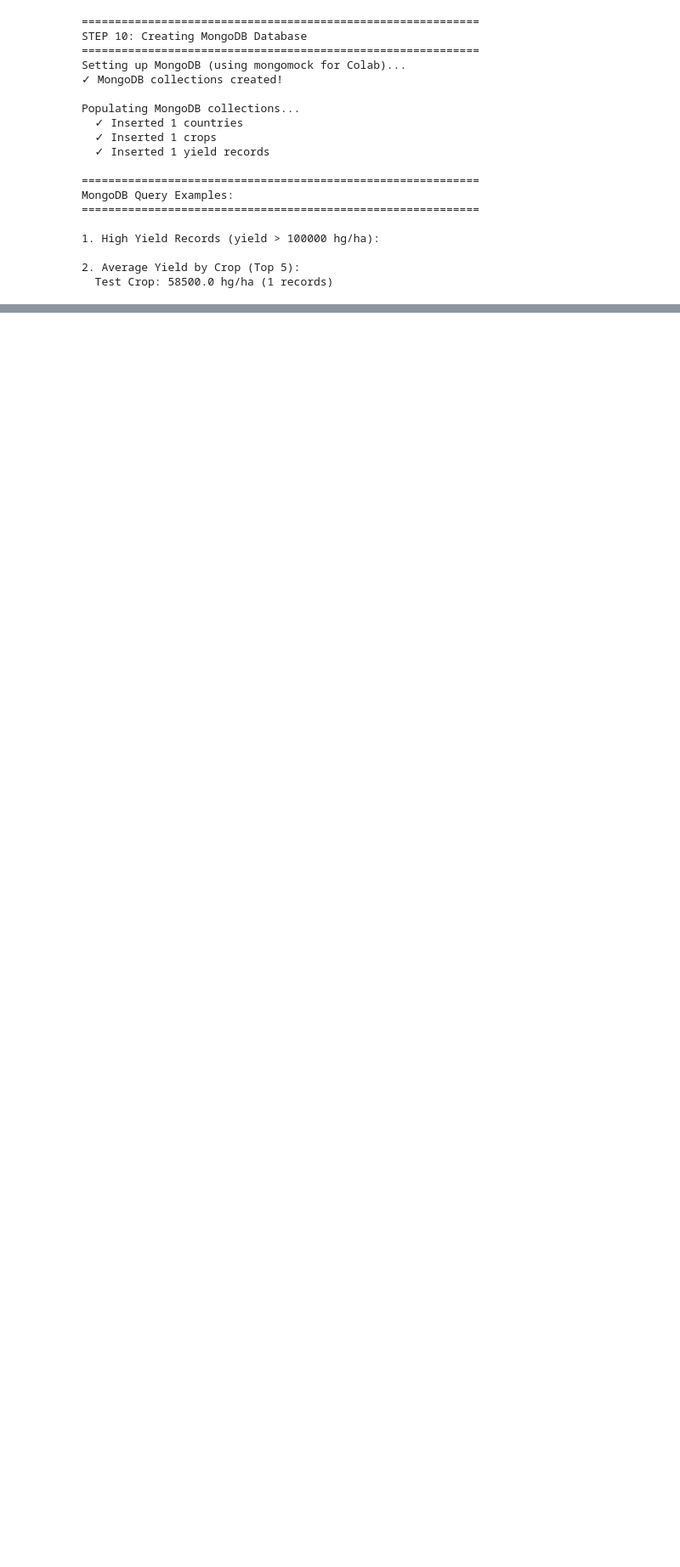
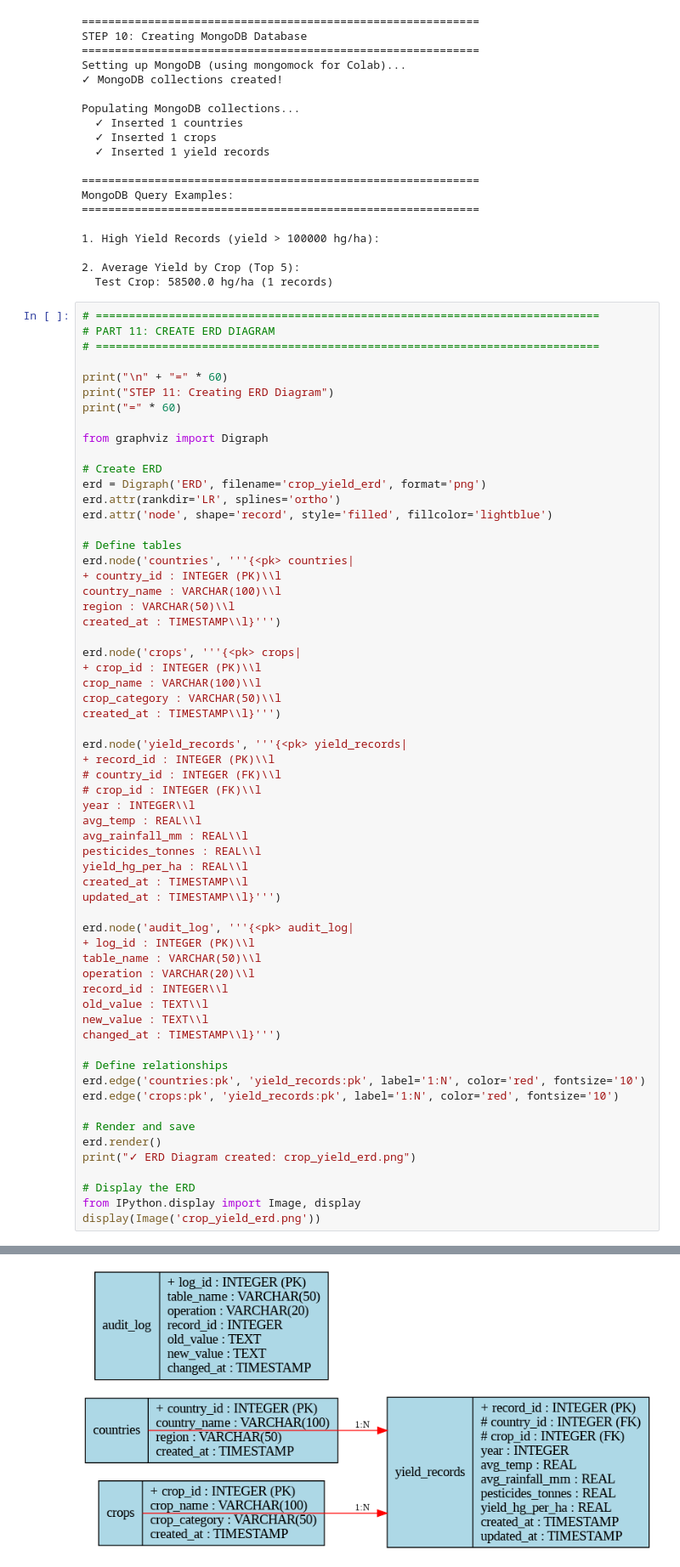
Before and after one commit to Jade-Isimbi/Prediction-Pipeline, a Jupyter notebook: Database_Prediction_Pipeline.ipynb, the cells around one changed output, grey strips where cells are left out. Shown at 85% size. Cells and saved outputs as stored; diff of their text form; blank space fills up the shorter version.

```diff
--- a/Database_Prediction_Pipeline.ipynb
+++ b/Database_Prediction_Pipeline.ipynb
@@ -913,3 +913,65 @@ MongoDB Query Examples:
 
 2. Average Yield by Crop (Top 5):
   Test Crop: 58500.0 hg/ha (1 records)
+# %%
+# ============================================================================
+# PART 11: CREATE ERD DIAGRAM
+# ============================================================================
+
+print("\n" + "=" * 60)
+print("STEP 11: Creating ERD Diagram")
+print("=" * 60)
+
+from graphviz import Digraph
+
+# Create ERD
+erd = Digraph('ERD', filename='crop_yield_erd', format='png')
+erd.attr(rankdir='LR', splines='ortho')
+erd.attr('node', shape='record', style='filled', fillcolor='lightblue')
+
+# Define tables
+erd.node('countries', '''{<pk> countries|
++ country_id : INTEGER (PK)\\l
+country_name : VARCHAR(100)\\l
+region : VARCHAR(50)\\l
+created_at : TIMESTAMP\\l}''')
+
+erd.node('crops', '''{<pk> crops|
++ crop_id : INTEGER (PK)\\l
+crop_name : VARCHAR(100)\\l
+crop_category : VARCHAR(50)\\l
+created_at : TIMESTAMP\\l}''')
+
+erd.node('yield_records', '''{<pk> yield_records|
++ record_id : INTEGER (PK)\\l
+# country_id : INTEGER (FK)\\l
+# crop_id : INTEGER (FK)\\l
+year : INTEGER\\l
+avg_temp : REAL\\l
+avg_rainfall_mm : REAL\\l
+pesticides_tonnes : REAL\\l
+yield_hg_per_ha : REAL\\l
+created_at : TIMESTAMP\\l
+updated_at : TIMESTAMP\\l}''')
+
+erd.node('audit_log', '''{<pk> audit_log|
++ log_id : INTEGER (PK)\\l
+table_name : VARCHAR(50)\\l
+operation : VARCHAR(20)\\l
+record_id : INTEGER\\l
+old_value : TEXT\\l
+new_value : TEXT\\l
+changed_at : TIMESTAMP\\l}''')
+
+# Define relationships
+erd.edge('countries:pk', 'yield_records:pk', label='1:N', color='red', fontsize='10')
+erd.edge('crops:pk', 'yield_records:pk', label='1:N', color='red', fontsize='10')
+
+# Render and save
+erd.render()
+print("✓ ERD Diagram created: crop_yield_erd.png")
+
+# Display the ERD
+from IPython.display import Image, display
+display(Image('crop_yield_erd.png'))
+# %% [output]
@@ -915,0 +983 @@ MongoDB Query Examples:
+[figure, added]
```
Also changed, not shown: parts of 2 cells of this notebook.
